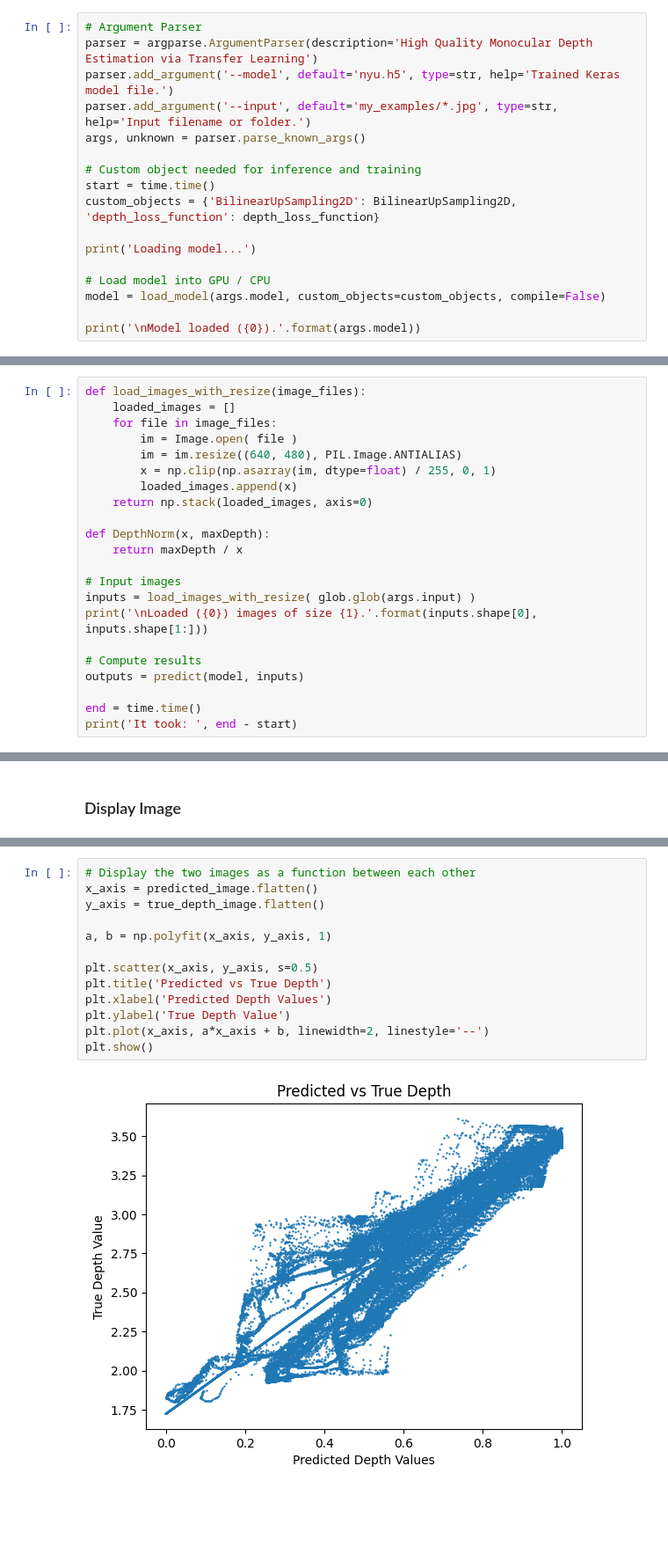
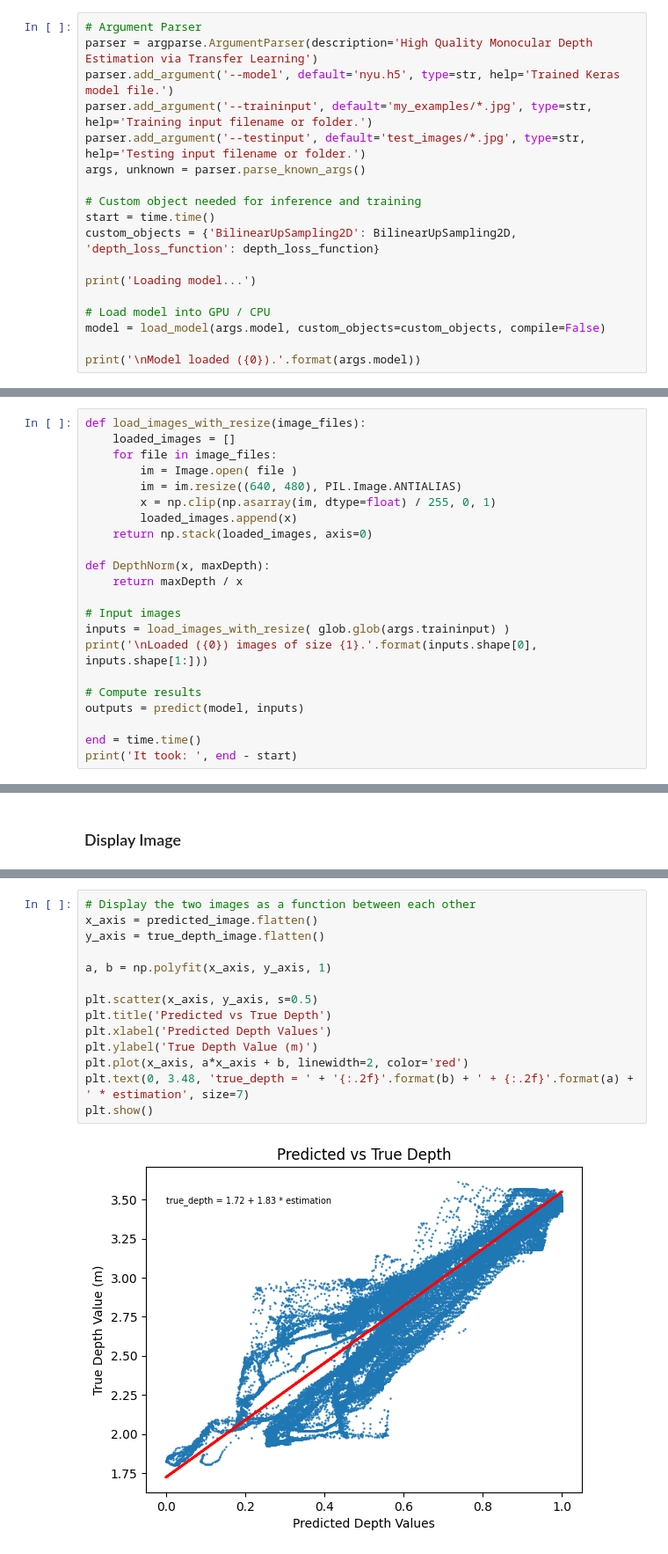
Before and after one commit to henrykaus/monocular-depth-estimation, a Jupyter notebook: notebook.ipynb, the cells around one changed output, grey strips where cells are left out. Shown at 88% size. Cells and saved outputs as stored; diff of their text form; blank space fills up the shorter version.

Commit message:
Added a test for our equation

```diff
--- a/notebook.ipynb
+++ b/notebook.ipynb
@@ -25,7 +25,8 @@ Using TensorFlow backend.
 # Argument Parser
 parser = argparse.ArgumentParser(description='High Quality Monocular Depth Estimation via Transfer Learning')
 parser.add_argument('--model', default='nyu.h5', type=str, help='Trained Keras model file.')
-parser.add_argument('--input', default='my_examples/*.jpg', type=str, help='Input filename or folder.')
+parser.add_argument('--traininput', default='my_examples/*.jpg', type=str, help='Training input filename or folder.')
+parser.add_argument('--testinput', default='test_images/*.jpg', type=str, help='Testing input filename or folder.')
 args, unknown = parser.parse_known_args()
 
 # Custom object needed for inference and training
@@ -61,7 +62,7 @@ def DepthNorm(x, maxDepth):
     return maxDepth / x
 
 # Input images
-inputs = load_images_with_resize( glob.glob(args.input) )
+inputs = load_images_with_resize( glob.glob(args.traininput) )
 print('\nLoaded ({0}) images of size {1}.'.format(inputs.shape[0], inputs.shape[1:]))
 
 # Compute results
@@ -133,15 +134,16 @@ Value Range: 0.0 - 1.0
 # %%
 # Display the two images as a function between each other
 x_axis = predicted_image.flatten()
 y_axis = true_depth_image.flatten()
 
 a, b = np.polyfit(x_axis, y_axis, 1)
 
 plt.scatter(x_axis, y_axis, s=0.5)
 plt.title('Predicted vs True Depth')
 plt.xlabel('Predicted Depth Values')
-plt.ylabel('True Depth Value')
-plt.plot(x_axis, a*x_axis + b, linewidth=2, linestyle='--')
+plt.ylabel('True Depth Value (m)')
+plt.plot(x_axis, a*x_axis + b, linewidth=2, color='red')
+plt.text(0, 3.48, 'true_depth = ' + '{:.2f}'.format(b) + ' + {:.2f}'.format(a) + ' * estimation', size=7)
 plt.show()
 # %% [output]
-[figure, old version]
+[figure, new version]
```
Also changed, not shown: parts of 2 cells of this notebook, 2 other files.
